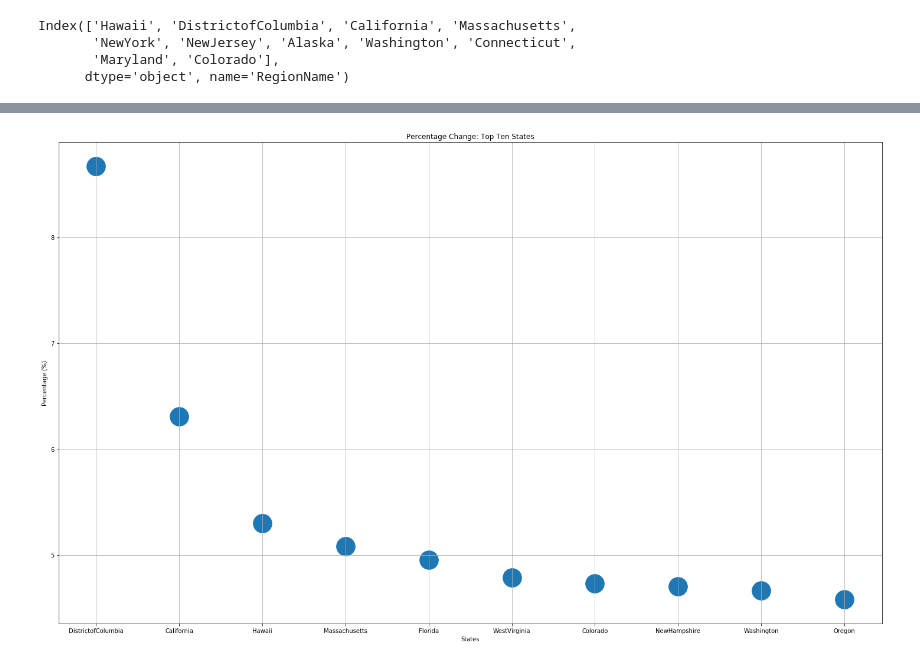
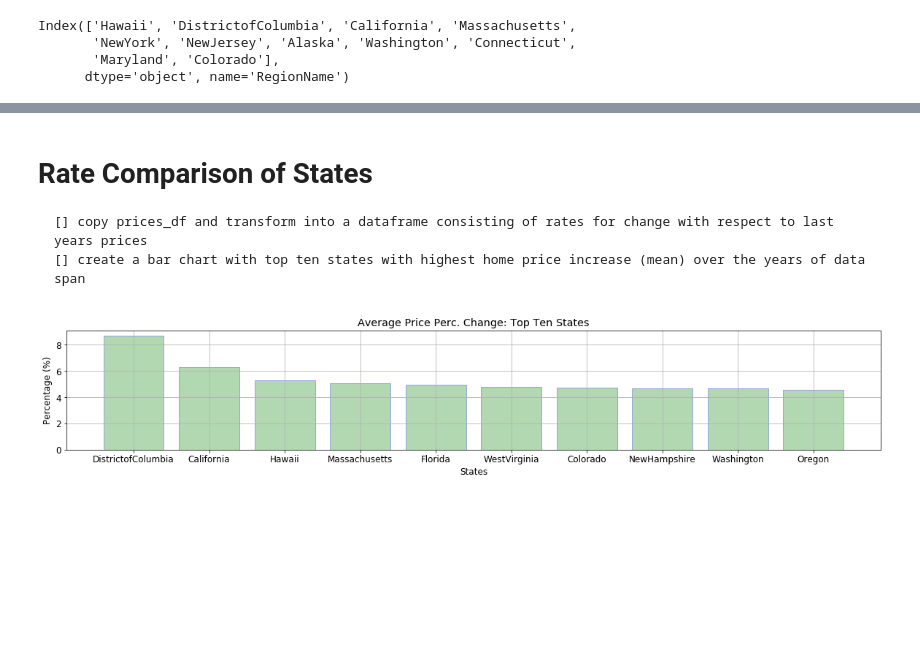
Before and after one commit to attila5287/DU_BigData_TeamProject1_WheresJames, a Jupyter notebook: Pr1_TeamWheresJames_Attila_RealEstate.ipynb, the cells around one changed output, grey strips where cells are left out. Drawn from its saved outputs; the diff is of its cells as text; code cells hidden in the pictures; blank space fills up the shorter version.

```diff
--- a/Pr1_TeamWheresJames_Attila_RealEstate.ipynb
+++ b/Pr1_TeamWheresJames_Attila_RealEstate.ipynb
@@ -145,18 +210,22 @@ plt.show()
+# %% [markdown]
+# Rate Comparison of States
+    [] copy prices_df and transform into a dataframe consisting of rates for change with respect to last years prices
+    [] create a bar chart with top ten states with highest home price increase (mean) over the years of data span
 # %%
 stateperc_df = stateMeanYear_pdf.pct_change()
 stateperc_list = stateperc_df.mean()
+
+# plot top ten staets with highest all-time increase
 stateperc_TTlist = stateperc_list.sort_values(ascending=False)[:10]
 stateperc_TTlist=stateperc_TTlist*100
 # pre-styling scatter plot
-plt.figure(figsize=(25,15))
-plt.rcParams["font.size"] = 10
-plt.grid(True)
-plt.title("Percentage Change: Top Ten States")
+plt.figure(figsize=(20,3))
+plt.rcParams["font.size"] = 12
+plt.grid()
+plt.title("Average Price Perc. Change: Top Ten States")
 plt.xlabel("States")
 plt.ylabel("Percentage (%)")
-#  total of 50 states available
-# plt.scatter(statesall_mean.sort_values().index[:10], statesall_mean.sort_values()[:10])
-plt.scatter(stateperc_TTlist.index,stateperc_TTlist , s=1000)
+plt.bar(stateperc_TTlist.index,stateperc_TTlist, color = 'g', edgecolor = 'b' , alpha = 0.3)
 plt.show()
 # %% [output]
-[figure, old version]
+[figure, new version]
```
Also changed, not shown: parts of 33 cells of this notebook.
